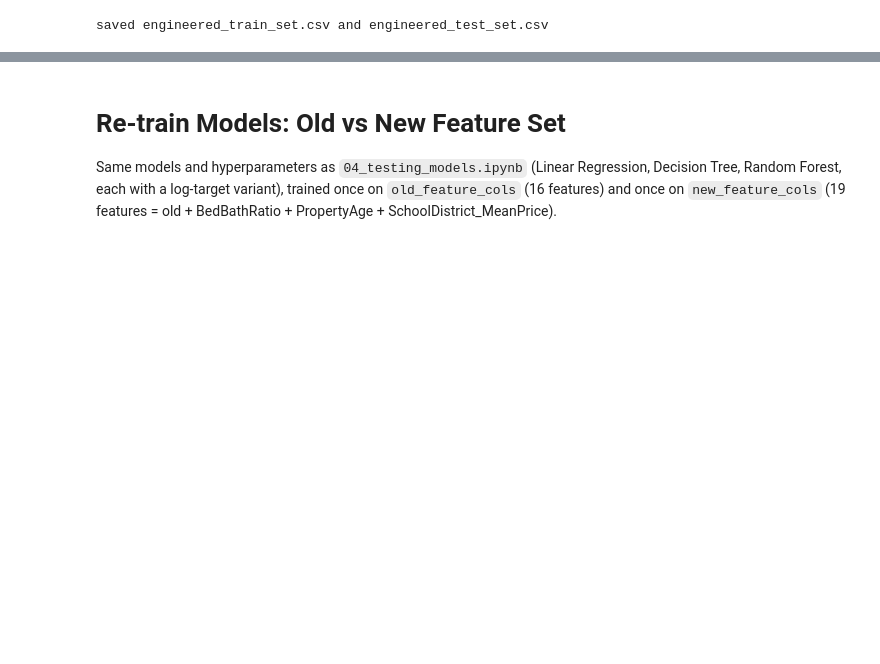
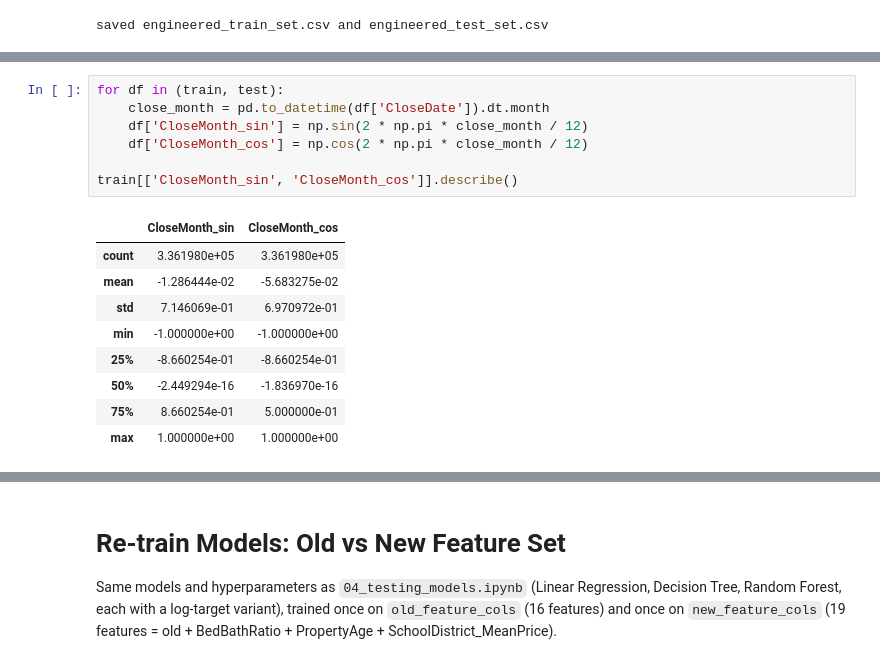
Before and after one commit to dotSol0/idx_exchange_smadhus_summer, a Jupyter notebook: 05_feature_engineering.ipynb, the cells around one changed output, grey strips where cells are left out. Cells and saved outputs as stored; diff of their text form; blank space fills up the shorter version.

```diff
--- a/05_feature_engineering.ipynb
+++ b/05_feature_engineering.ipynb
@@ -197,0 +213,17 @@ saved engineered_train_set.csv and engineered_test_set.csv
+# %%
+for df in (train, test):
+    close_month = pd.to_datetime(df['CloseDate']).dt.month
+    df['CloseMonth_sin'] = np.sin(2 * np.pi * close_month / 12)
+    df['CloseMonth_cos'] = np.cos(2 * np.pi * close_month / 12)
+
+train[['CloseMonth_sin', 'CloseMonth_cos']].describe()
+# %% [output]
+|  | CloseMonth_sin | CloseMonth_cos |
+| count | 3.361980e+05 | 3.361980e+05 |
+| mean | -1.286444e-02 | -5.683275e-02 |
+| std | 7.146069e-01 | 6.970972e-01 |
+| min | -1.000000e+00 | -1.000000e+00 |
+| 25% | -8.660254e-01 | -8.660254e-01 |
+| 50% | -2.449294e-16 | -1.836970e-16 |
+| 75% | 8.660254e-01 | 5.000000e-01 |
+| max | 1.000000e+00 | 1.000000e+00 |
```
Also changed, not shown: parts of 13 cells of this notebook, 3 other files.
